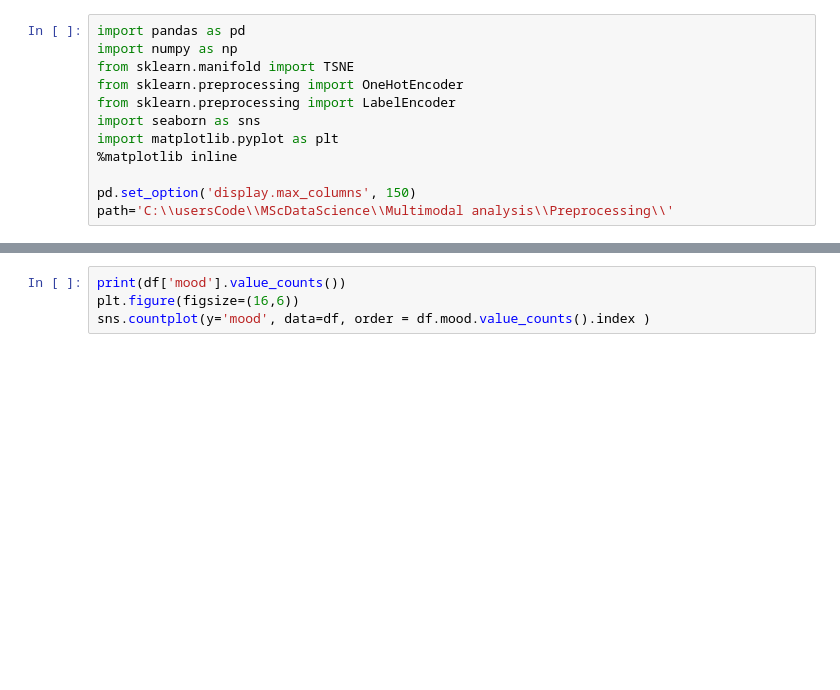
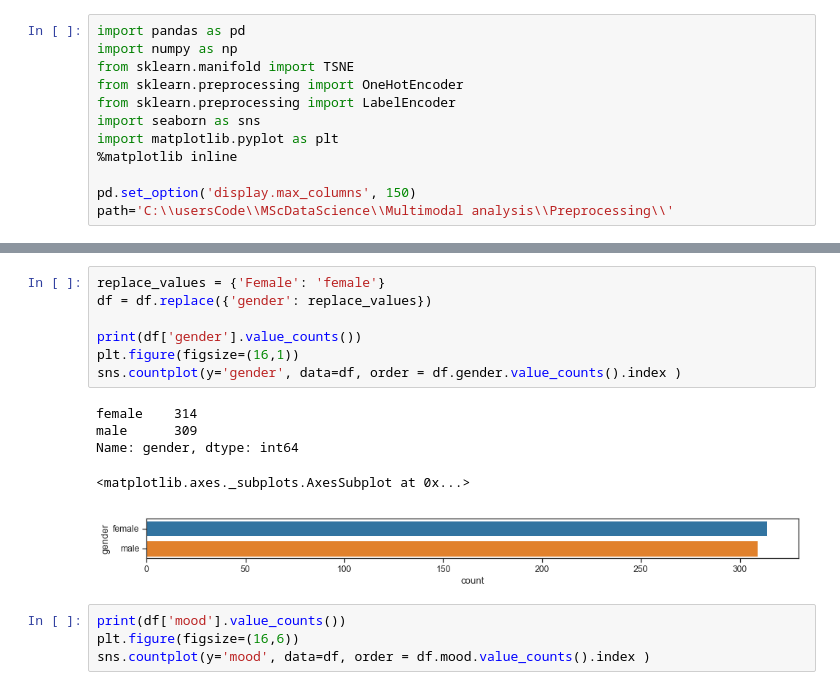
Before and after one commit to epistimi4/emotion_based_music_recomendation, a Jupyter notebook: correlations/Clustering with t-Stochastic Neighboring Embeddings for Music.ipynb, the cells around one changed output, grey strips where cells are left out. Cells and saved outputs as stored; diff of their text form; blank space fills up the shorter version.

```diff
--- a/correlations/Clustering with t-Stochastic Neighboring Embeddings for Music.ipynb
+++ b/correlations/Clustering with t-Stochastic Neighboring Embeddings for Music.ipynb
@@ -20,6 +20,19 @@ df.tail()
 | 620 | 0.00705 | commuting | 40 | Motörhead | 0.448 | 0.936 | male | 1s0koYJ8UkZstIYYGboZa3 | ... |
 | 621 | 0.00377 | commuting | 40 | Motörhead | 0.660 | 0.778 | male | 7BwYSuWTyfcG3vtp1SnP7n | ... |
 | 622 | 0.00014 | commuting | 40 | The Gone Jackals | 0.305 | 0.882 | male | 2u2hIyLXxO06AudM88TmgF | ... |
+# %%
+replace_values = {'Female': 'female'}
+df = df.replace({'gender': replace_values})
+
+print(df['gender'].value_counts())
+plt.figure(figsize=(16,1))
+sns.countplot(y='gender', data=df, order = df.gender.value_counts().index )
+# %% [output]
+female    314
+male      309
+Name: gender, dtype: int64
+<matplotlib.axes._subplots.AxesSubplot at 0x...>
+[figure, added]
 # %%
 print(df['mood'].value_counts())
 plt.figure(figsize=(16,6))
```
Also changed, not shown: parts of 12 cells of this notebook.
